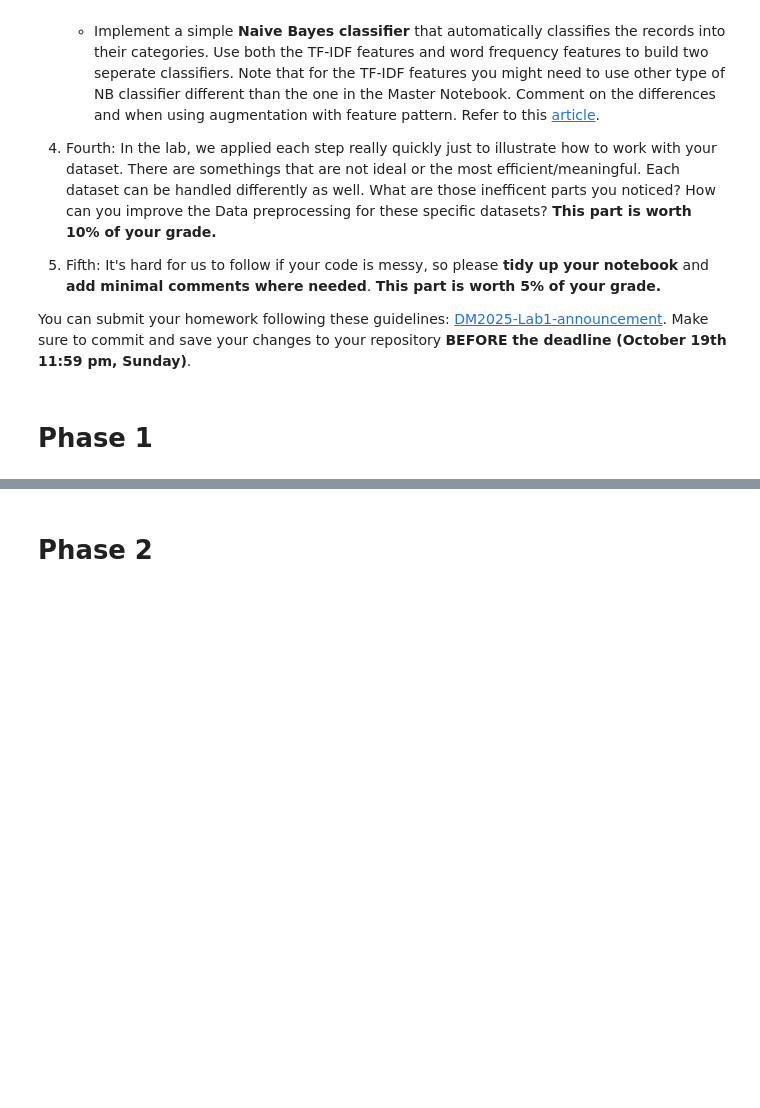
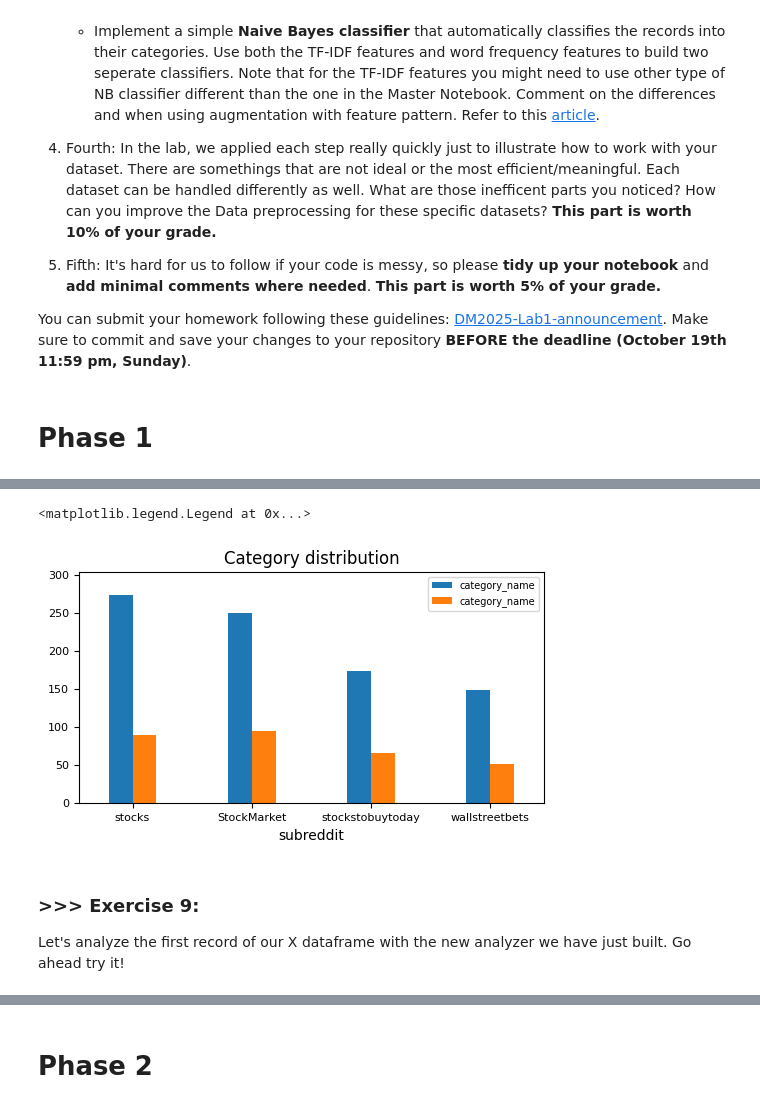
Before and after one commit to Nattapat140/DM2025-Lab1-Exercise, a Jupyter notebook: DM2025-Lab1-Homework.ipynb, the cells around one changed output, grey strips where cells are left out. Cells and saved outputs as stored; diff of their text form; code cells hidden in the pictures; blank space fills up the shorter version.

Commit message:
done til Third part

```diff
--- a/DM2025-Lab1-Homework.ipynb
+++ b/DM2025-Lab1-Homework.ipynb
@@ -62,0 +139,20 @@ You can submit your homework following these guidelines: [DM2025-Lab1-announceme
+# %%
+original = X.subreddit.value_counts()
+sample = X_sample.subreddit.value_counts()
+
+df = pd.DataFrame({'original': original, 'category_name': sample})
+
+#sort them into decending
+df = df.sort_values(by='original', ascending=False)
+tmp = df.plot(kind='bar', figsize=(6,3), rot=0, fontsize=8, title = 'Category distribution',ylim = [0, X.subreddit.value_counts().max() + 30], width = 0.4)
+
+#i tried the category_name for both bars and df will override it so i have to rename them later in this part
+tmp.legend(["category_name", "category_name"],fontsize=7)
+
+#im not sure why there's a text below x-axis
+# %% [output]
+<matplotlib.legend.Legend at 0x...>
+[figure, added]
+# %% [markdown]
+### **>>> Exercise 9:**
+Let's analyze the first record of our X dataframe with the new analyzer we have just built. Go ahead try it!
```
Also changed, not shown: parts of 29 cells of this notebook, 1 other file.
